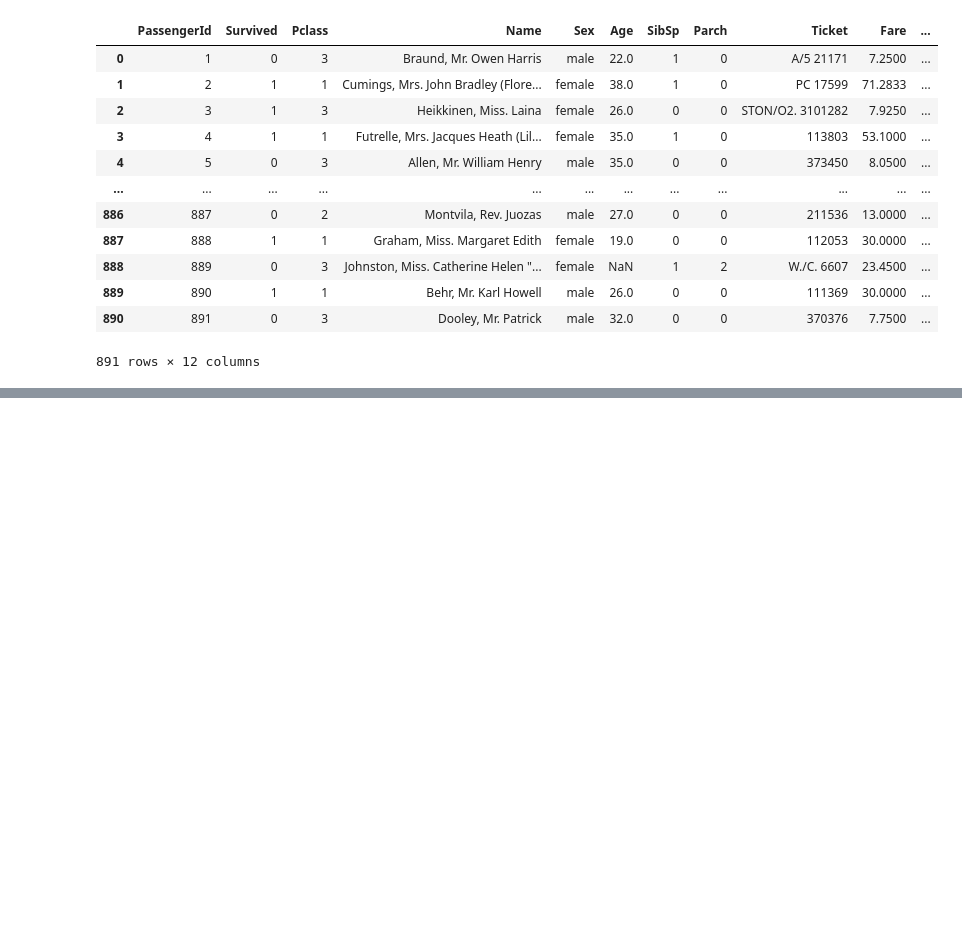
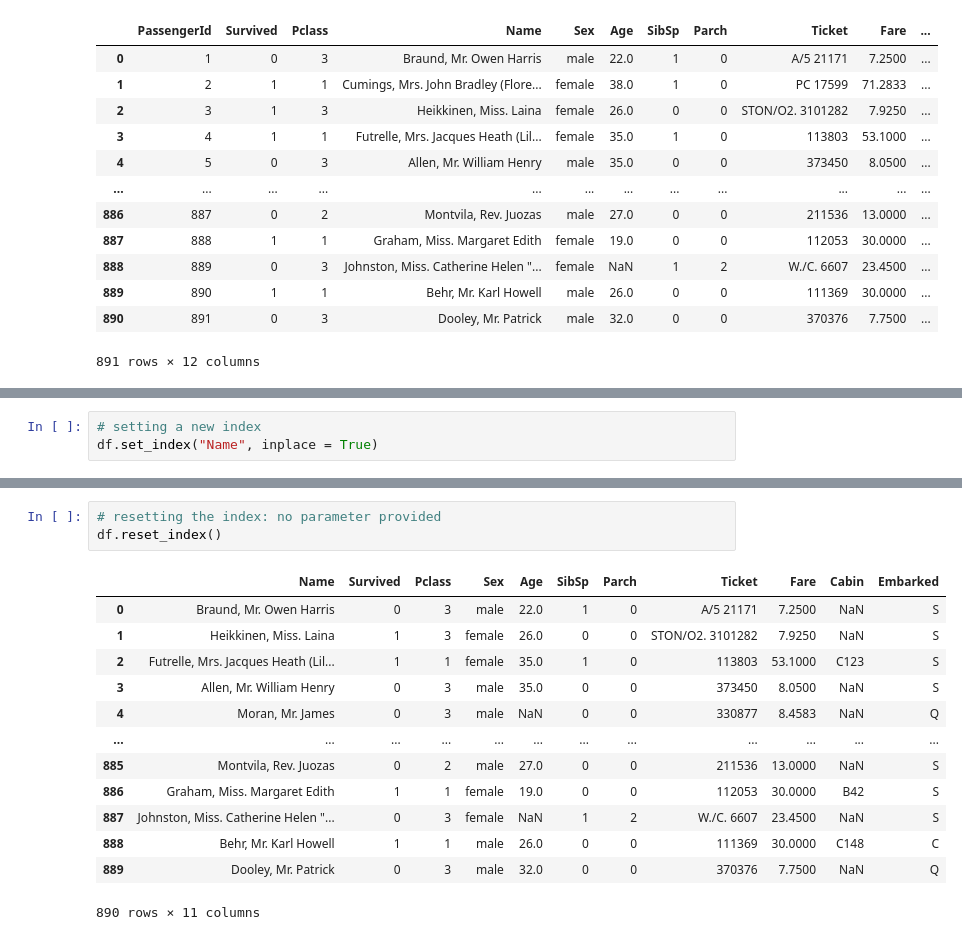
Before and after one commit to jkmloom/Data-Science, a Jupyter notebook: 03-pandas/03-pandas_advanced_2.ipynb, the cells around one changed output, grey strips where cells are left out. Drawn from its saved outputs; the diff is of its cells as text; blank space fills up the shorter version.

```diff
--- a/03-pandas/03-pandas_advanced_2.ipynb
+++ b/03-pandas/03-pandas_advanced_2.ipynb
@@ -20,0 +326,3 @@ df
+# %%
+# setting a new index
+df.set_index("Name", inplace = True)
@@ -20,0 +362,17 @@ df
+# %%
+# resetting the index: no parameter provided
+df.reset_index()
+# %% [output]
+|  | Name | Survived | Pclass | Sex | Age | SibSp | Parch | Ticket | Fare | Cabin | Embarked |
+| 0 | Braund, Mr. Owen Harris | 0 | 3 | male | 22.0 | 1 | 0 | A/5 21171 | 7.2500 | NaN | S |
+| 1 | Heikkinen, Miss. Laina | 1 | 3 | female | 26.0 | 0 | 0 | STON/O2. 3101282 | 7.9250 | NaN | S |
+| 2 | Futrelle, Mrs. Jacques Heath (Lil... | 1 | 1 | female | 35.0 | 1 | 0 | 113803 | 53.1000 | C123 | S |
+| 3 | Allen, Mr. William Henry | 0 | 3 | male | 35.0 | 0 | 0 | 373450 | 8.0500 | NaN | S |
+| 4 | Moran, Mr. James | 0 | 3 | male | NaN | 0 | 0 | 330877 | 8.4583 | NaN | Q |
+| ... | ... | ... | ... | ... | ... | ... | ... | ... | ... | ... | ... |
+| 885 | Montvila, Rev. Juozas | 0 | 2 | male | 27.0 | 0 | 0 | 211536 | 13.0000 | NaN | S |
+| 886 | Graham, Miss. Margaret Edith | 1 | 1 | female | 19.0 | 0 | 0 | 112053 | 30.0000 | B42 | S |
+| 887 | Johnston, Miss. Catherine Helen "... | 0 | 3 | female | NaN | 1 | 2 | W./C. 6607 | 23.4500 | NaN | S |
+| 888 | Behr, Mr. Karl Howell | 1 | 1 | male | 26.0 | 0 | 0 | 111369 | 30.0000 | C148 | C |
+| 889 | Dooley, Mr. Patrick | 0 | 3 | male | 32.0 | 0 | 0 | 370376 | 7.7500 | NaN | Q |
+890 rows × 11 columns
```
Also changed, not shown: parts of 79 cells of this notebook.
